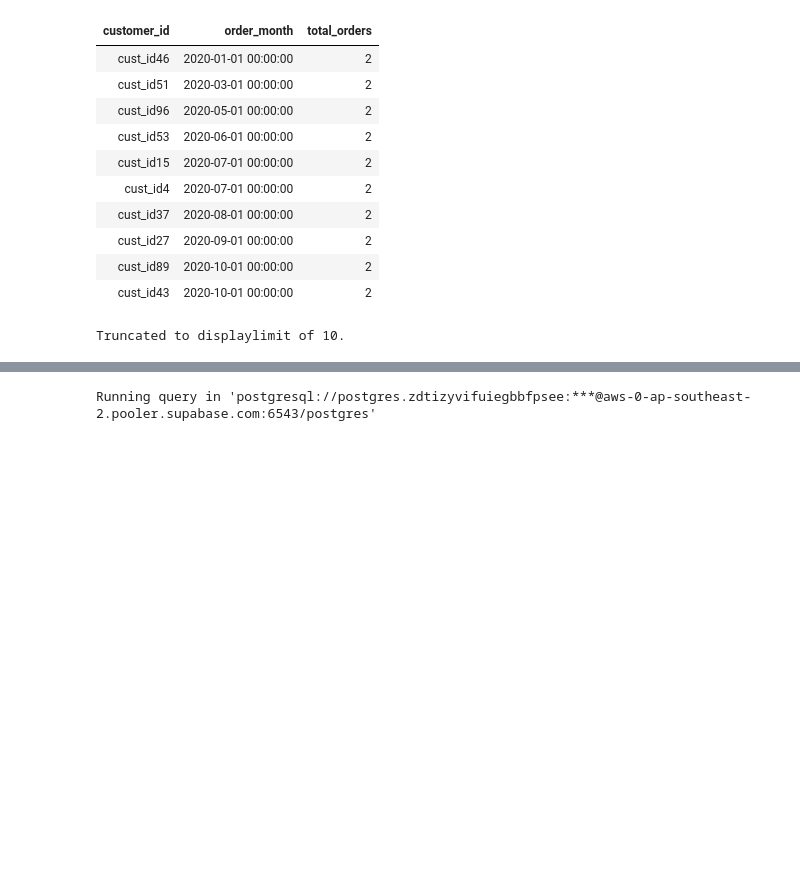
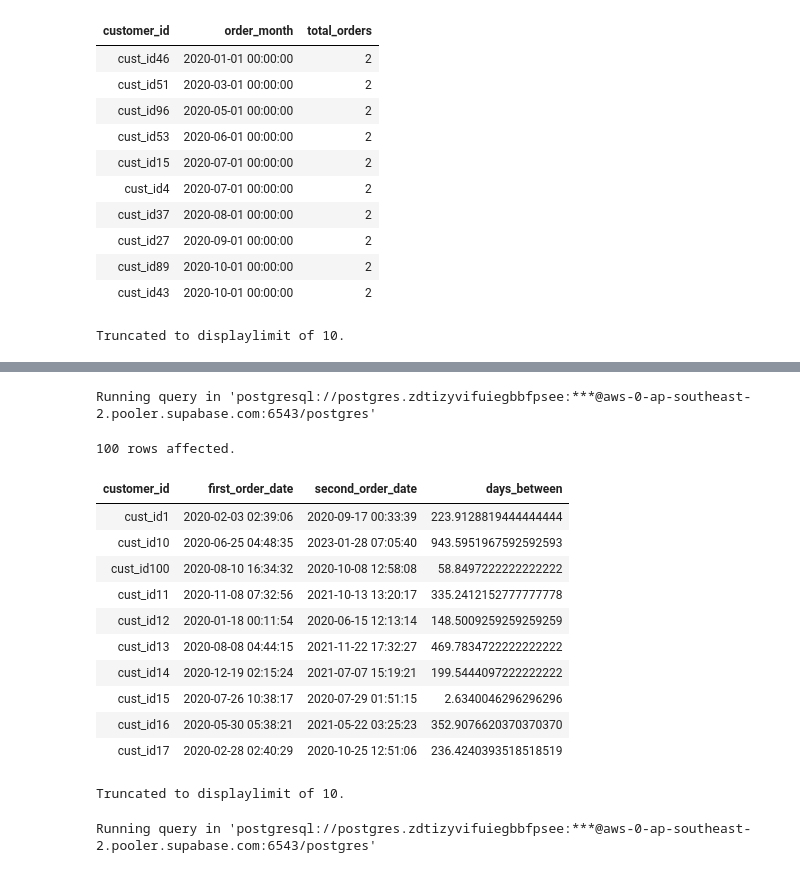
Before and after one commit to umesh-creates/sql_pandas_exercise_and_notes, a Jupyter notebook: retail_analysis exercise/date _and_time.ipynb, the cells around one changed output, grey strips where cells are left out. Cells and saved outputs as stored; diff of their text form; code cells hidden in the pictures; blank space fills up the shorter version.

Commit message:
first and second customer order gap

```diff
--- a/retail_analysis exercise/date _and_time.ipynb
+++ b/retail_analysis exercise/date _and_time.ipynb
@@ -2193,3 +2206,38 @@ Truncated to displaylimit of 10.
+# %%
+%%sql
+SELECT customer_id, first_order_date, second_order_date,
+    EXTRACT(EPOCH FROM AGE(second_order_date, first_order_date)) / 86400 AS days_between
+FROM (
+    SELECT customer_id,
+        MIN(order_date) AS first_order_date,
+        MAX(order_date) AS second_order_date
+    FROM (
+        SELECT customer_id, order_date,
+        ROW_NUMBER()
+        OVER(
+            PARTITION BY customer_id
+            ORDER BY order_date ASC
+        ) AS order_number
+        FROM retail_analysis.orders
+    )
+    WHERE order_number IN (1,2)
+    GROUP BY customer_id
+)
+# %% [output]
+Running query in 'postgresql://postgres.zdtizyvifuiegbbfpsee:***@aws-0-ap-southeast-2.pooler.supabase.com:6543/postgres'
+100 rows affected.
+| customer_id | first_order_date | second_order_date | days_between |
+| cust_id1 | 2020-02-03 02:39:06 | 2020-09-17 00:33:39 | 223.9128819444444444 |
+| cust_id10 | 2020-06-25 04:48:35 | 2023-01-28 07:05:40 | 943.5951967592592593 |
+| cust_id100 | 2020-08-10 16:34:32 | 2020-10-08 12:58:08 | 58.8497222222222222 |
+| cust_id11 | 2020-11-08 07:32:56 | 2021-10-13 13:20:17 | 335.2412152777777778 |
+| cust_id12 | 2020-01-18 00:11:54 | 2020-06-15 12:13:14 | 148.5009259259259259 |
+| cust_id13 | 2020-08-08 04:44:15 | 2021-11-22 17:32:27 | 469.7834722222222222 |
+| cust_id14 | 2020-12-19 02:15:24 | 2021-07-07 15:19:21 | 199.5444097222222222 |
+| cust_id15 | 2020-07-26 10:38:17 | 2020-07-29 01:51:15 | 2.6340046296296296 |
+| cust_id16 | 2020-05-30 05:38:21 | 2021-05-22 03:25:23 | 352.9076620370370370 |
+| cust_id17 | 2020-02-28 02:40:29 | 2020-10-25 12:51:06 | 236.4240393518518519 |
+Truncated to displaylimit of 10.
 # %%
 %%sql
 SELECT * FROM retail_analysis.orders
```
Also changed, not shown: parts of 1 cell of this notebook.
